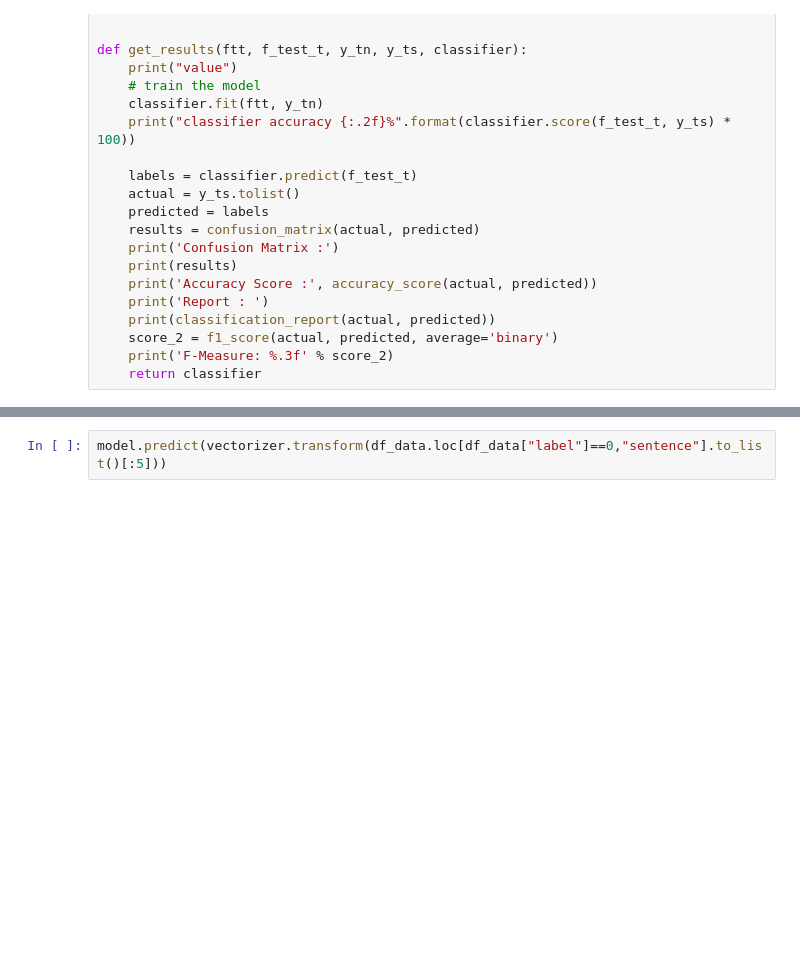
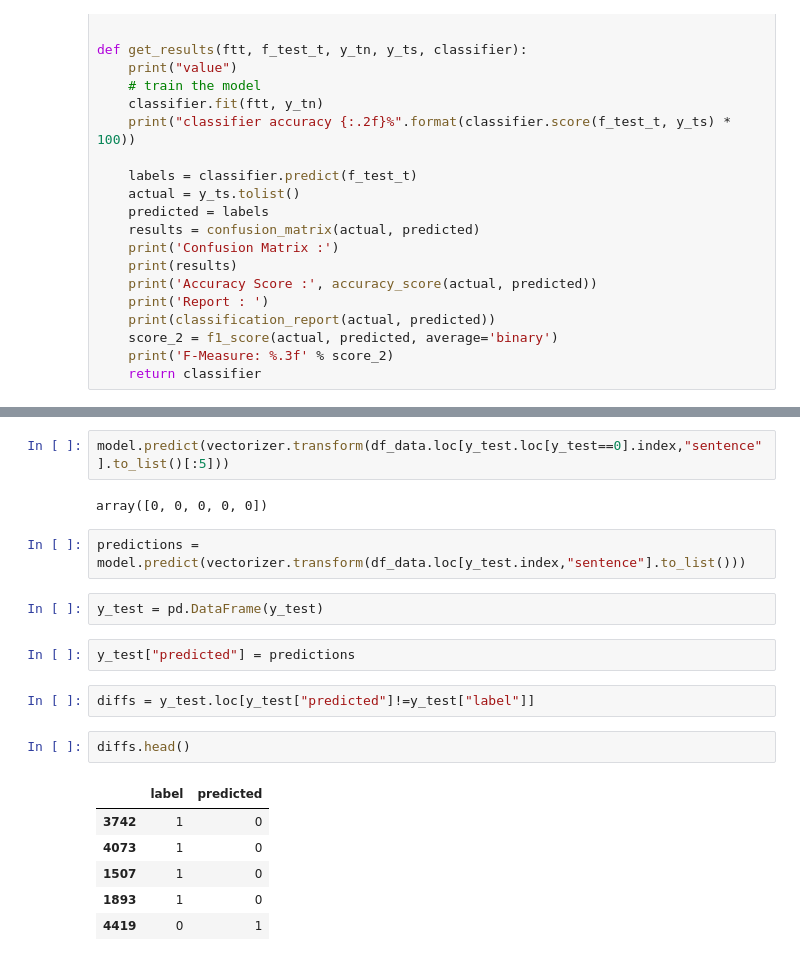
Before and after one commit to dimitrisl/SpamHam, a Jupyter notebook: Assignment 1.ipynb, the cells around one changed output, grey strips where cells are left out. Saved outputs shown, nothing was run; the diff lists cells and outputs as text; blank space fills up the shorter version.

Commit message:
updated with the missed sentences.

```diff
--- a/Assignment 1.ipynb
+++ b/Assignment 1.ipynb
@@ -184,2 +213,21 @@ df_data.loc[y_test.loc[y_test==1].index,"sentence"].to_list()[:5]
 # %%
-model.predict(vectorizer.transform(df_data.loc[df_data["label"]==0,"sentence"].to_list()[:5]))
+model.predict(vectorizer.transform(df_data.loc[y_test.loc[y_test==0].index,"sentence"].to_list()[:5]))
+# %% [output]
+array([0, 0, 0, 0, 0])
+# %%
+predictions = model.predict(vectorizer.transform(df_data.loc[y_test.index,"sentence"].to_list()))
+# %%
+y_test = pd.DataFrame(y_test)
+# %%
+y_test["predicted"] = predictions
+# %%
+diffs = y_test.loc[y_test["predicted"]!=y_test["label"]]
+# %%
+diffs.head()
+# %% [output]
+|  | label | predicted |
+| 3742 | 1 | 0 |
+| 4073 | 1 | 0 |
+| 1507 | 1 | 0 |
+| 1893 | 1 | 0 |
+| 4419 | 0 | 1 |
```
Also changed, not shown: parts of 5 cells of this notebook.
